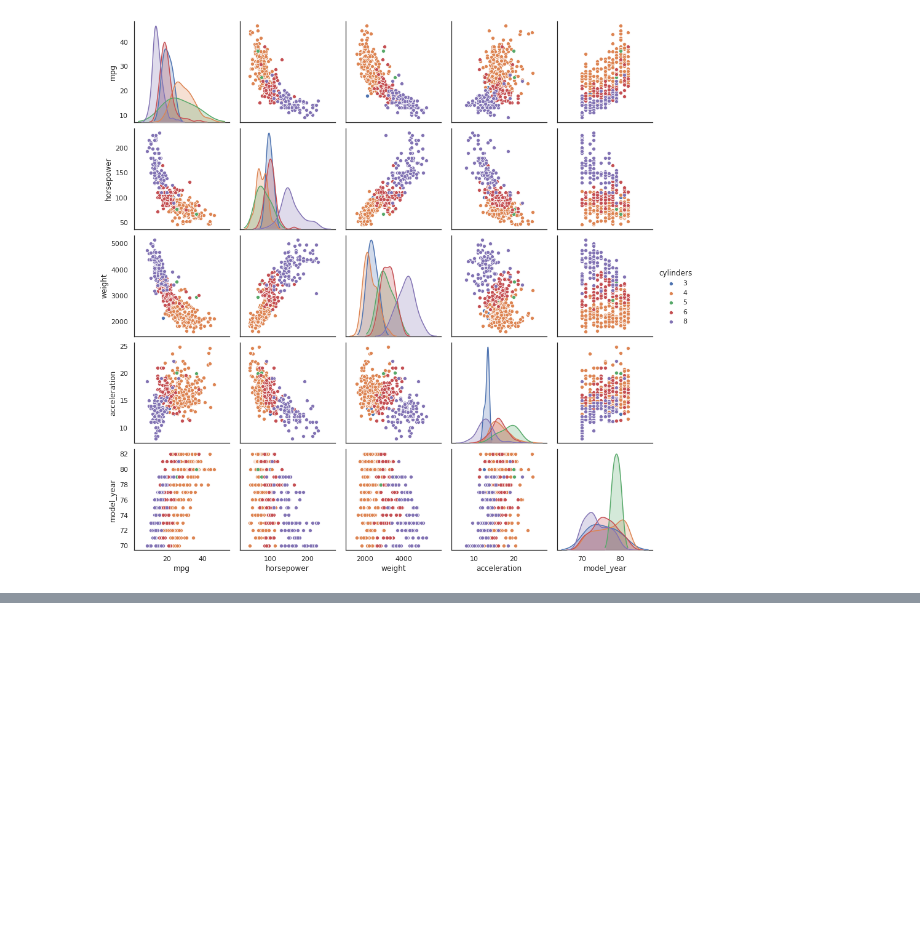
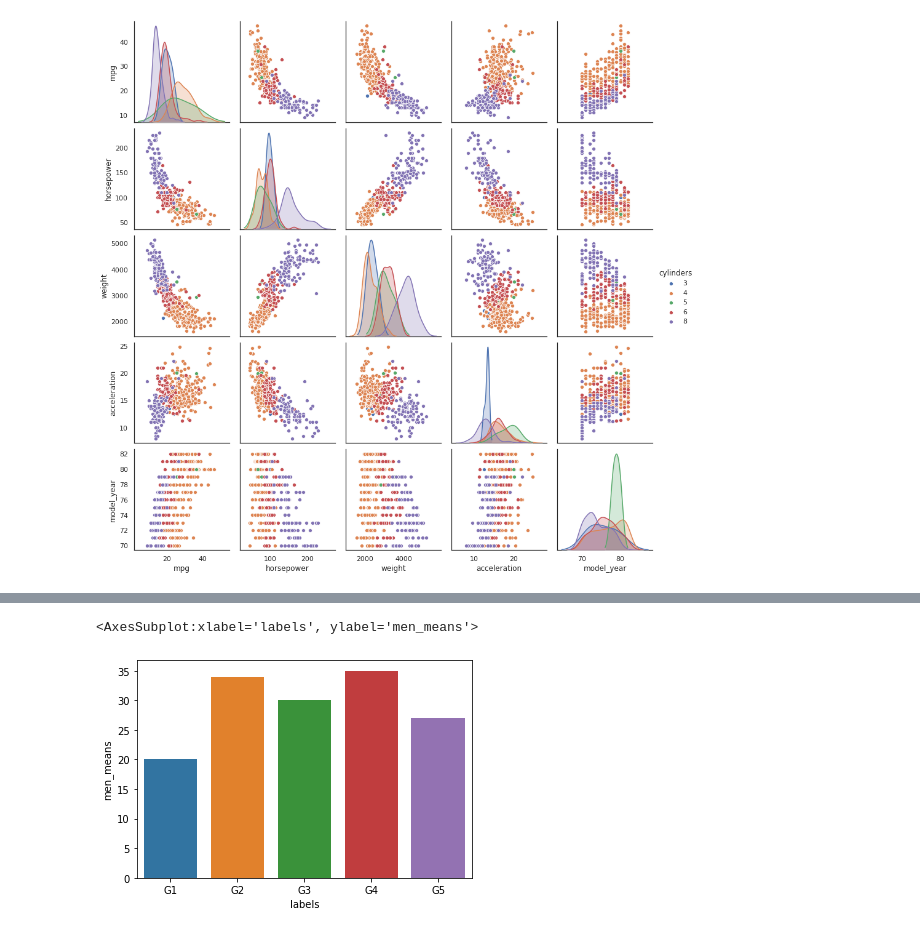
Before and after one commit to hersany/DataScience, a Jupyter notebook: Seaborn/Seaborn Class.ipynb, the cells around one changed output, grey strips where cells are left out. Saved outputs shown, nothing was run; the diff lists cells and outputs as text; code cells hidden in the pictures; blank space fills up the shorter version.

```diff
--- a/Seaborn/Seaborn Class.ipynb
+++ b/Seaborn/Seaborn Class.ipynb
@@ -290,0 +327,5 @@ sns.pairplot(mpg, hue = 'cylinders')
+# %%
+sns.barplot('labels', 'men_means', data = df)
+# %% [output]
+<AxesSubplot:xlabel='labels', ylabel='men_means'>
+[figure, added]
```
Also changed, not shown: parts of 50 cells of this notebook, 1 other file.
